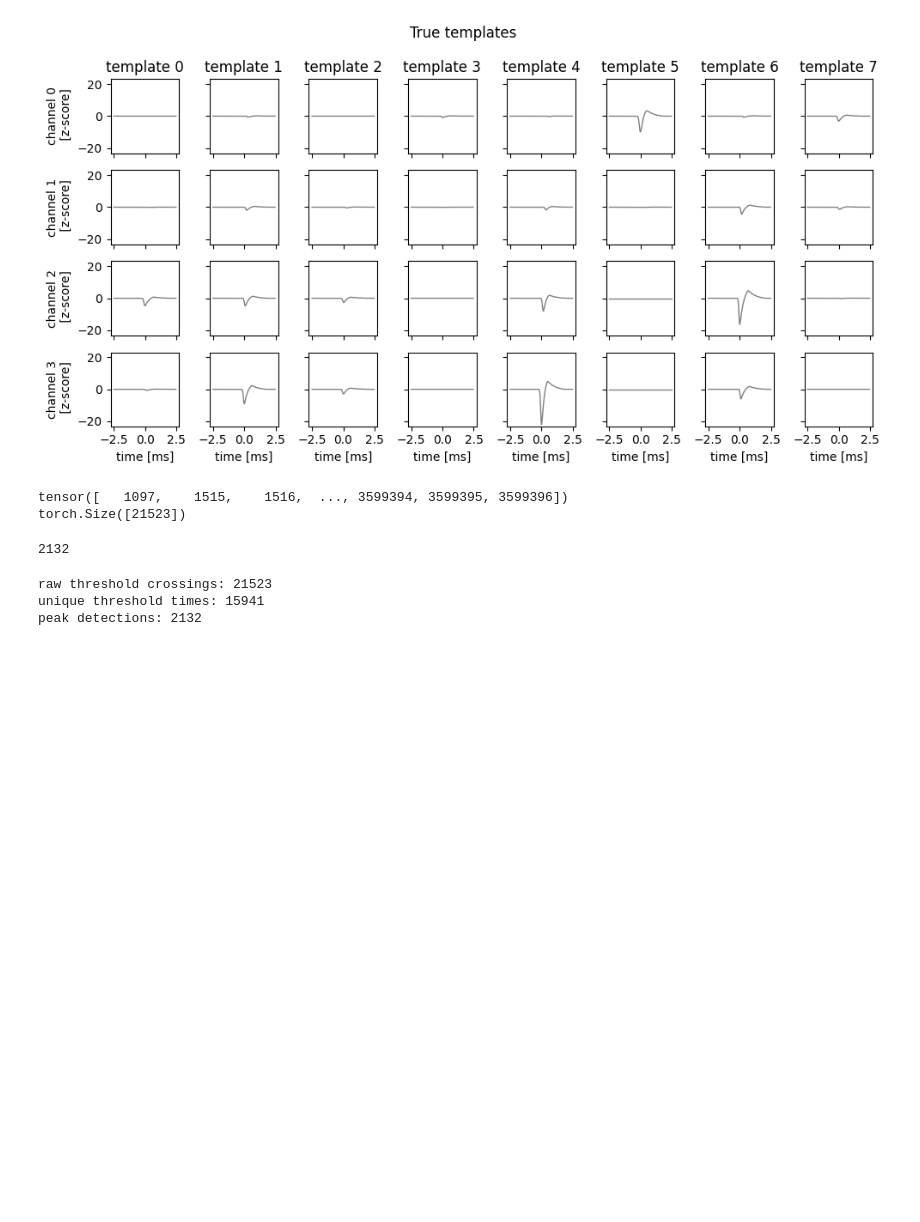
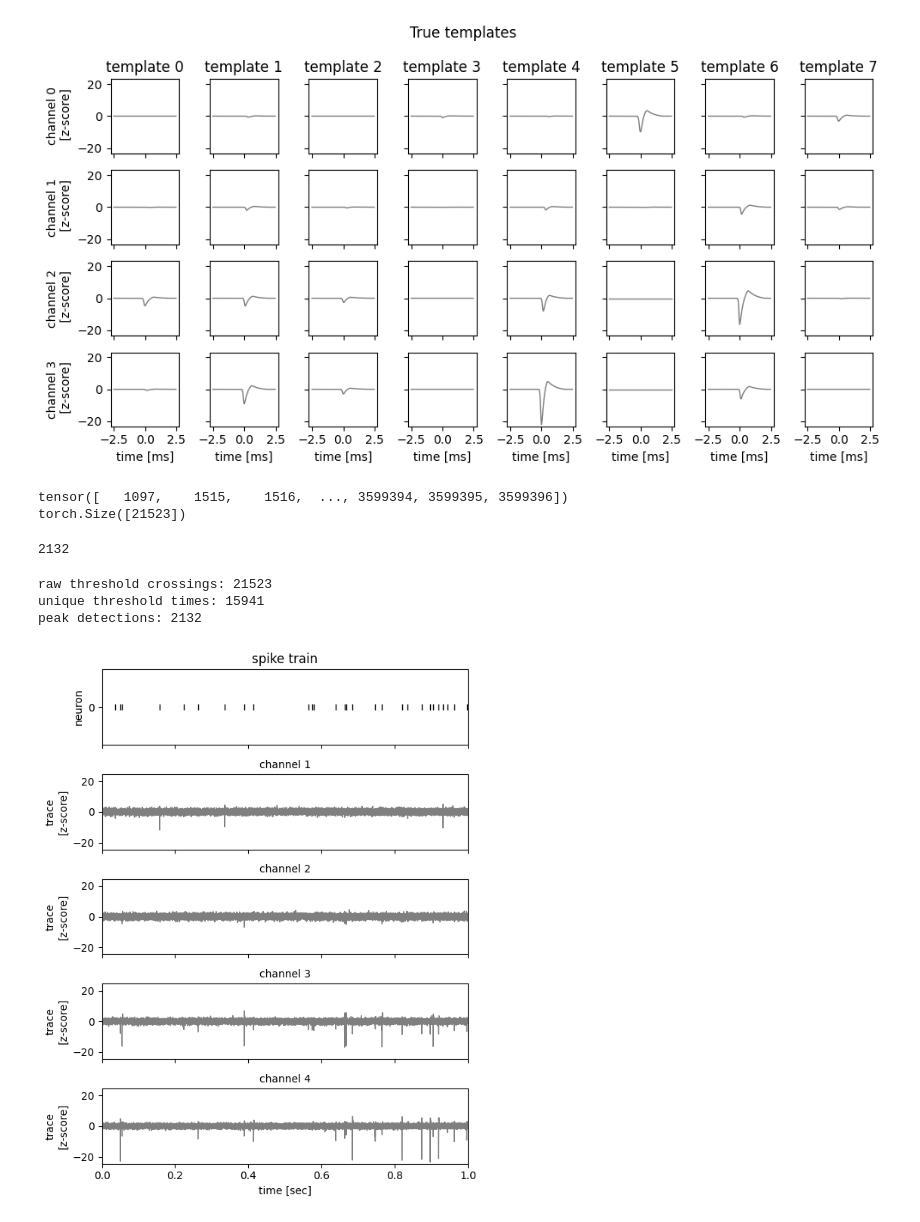
Before and after one commit to mariakesa/ScottLinderman, a Jupyter notebook: lab2/spike_sorting.ipynb, the cells around one changed output. Saved outputs shown, nothing was run; the diff lists cells and outputs as text; code cells hidden in the pictures; blank space fills up the shorter version.

```diff
--- a/lab2/spike_sorting.ipynb
+++ b/lab2/spike_sorting.ipynb
@@ -208,3 +208,16 @@ print("peak detections:", len(detected_spike_times))
 raw threshold crossings: 21523
 unique threshold times: 15941
 peak detections: 2132
+# %%
+# Plot the inferred spike times with dummy spike ids
+dummy_spike_ids = torch.zeros_like(detected_spike_times)
+
+_ = plot_slice(
+    traces,
+    detected_spike_times,
+    dummy_spike_ids,
+    start_time=0.,
+    end_time=1.0,
+)
+# %% [output]
+[figure, added]
```
Also changed, not shown: 6 other files.
